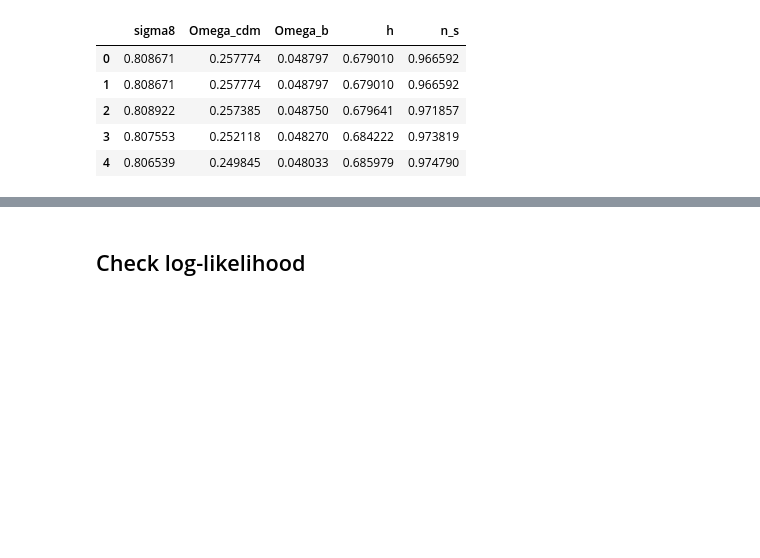
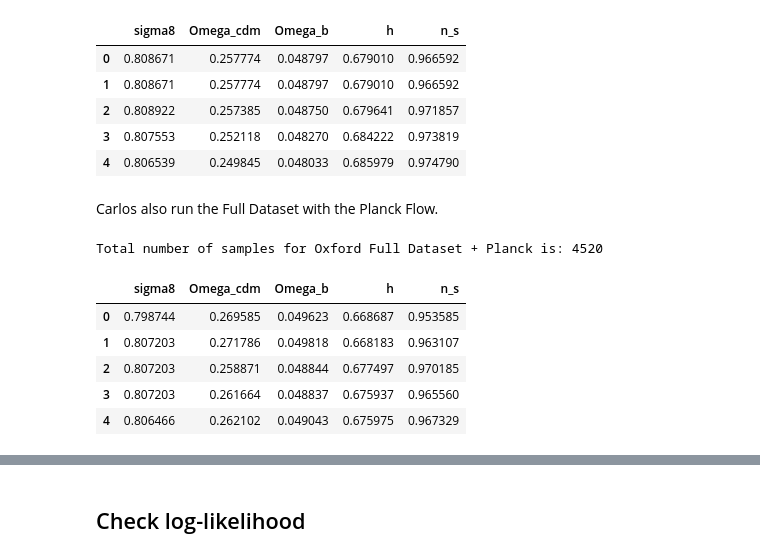
Before and after one commit to Harry45/emuflow, a Jupyter notebook: playground.ipynb, the cells around one changed output, grey strips where cells are left out. Drawn from its saved outputs; the diff is of its cells as text; code cells hidden in the pictures; blank space fills up the shorter version.

```diff
--- a/playground.ipynb
+++ b/playground.ipynb
@@ -593,3 +593,5 @@ joint_known.head()
 | 2 | 0.808922 | 0.257385 | 0.048750 | 0.679641 | 0.971857 |
 | 3 | 0.807553 | 0.252118 | 0.048270 | 0.684222 | 0.973819 |
 | 4 | 0.806539 | 0.249845 | 0.048033 | 0.685979 | 0.974790 |
+# %% [markdown]
+Carlos also run the Full Dataset with the Planck Flow.
@@ -595,0 +618,13 @@ joint_known.head()
+# %%
+joint_known_flow_planck = process_samples_FD_P18_flow(save=False, burnin=0.25)
+# %% [output]
+Total number of samples for Oxford Full Dataset + Planck is: 4520
+# %%
+joint_known_flow_planck.head()
+# %% [output]
+|  | sigma8 | Omega_cdm | Omega_b | h | n_s |
+| 0 | 0.798744 | 0.269585 | 0.049623 | 0.668687 | 0.953585 |
+| 1 | 0.807203 | 0.271786 | 0.049818 | 0.668183 | 0.963107 |
+| 2 | 0.807203 | 0.258871 | 0.048844 | 0.677497 | 0.970185 |
+| 3 | 0.807203 | 0.261664 | 0.048837 | 0.675937 | 0.965560 |
+| 4 | 0.806466 | 0.262102 | 0.049043 | 0.675975 | 0.967329 |
```
Also changed, not shown: parts of 12 cells of this notebook, 4 other files.
